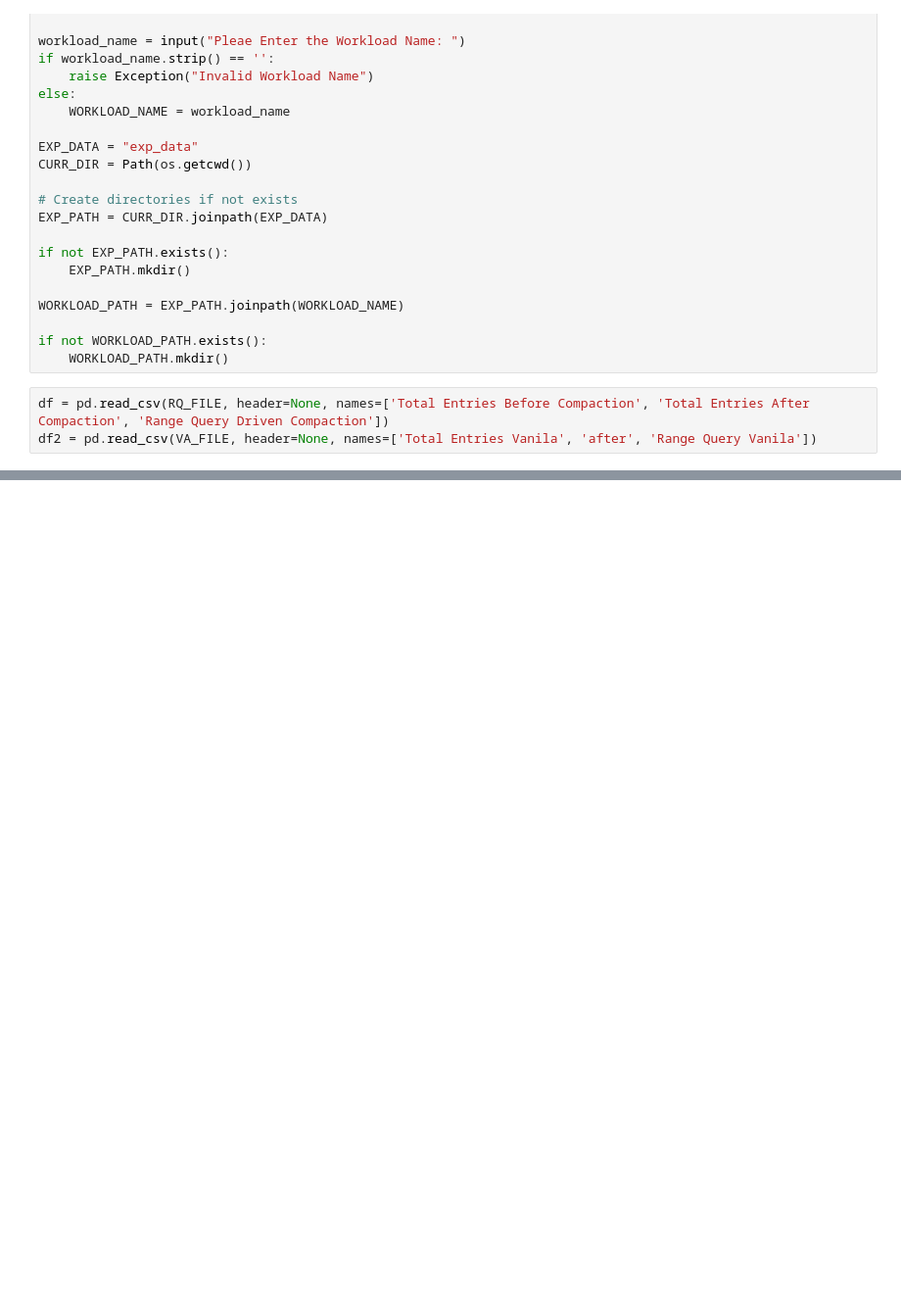
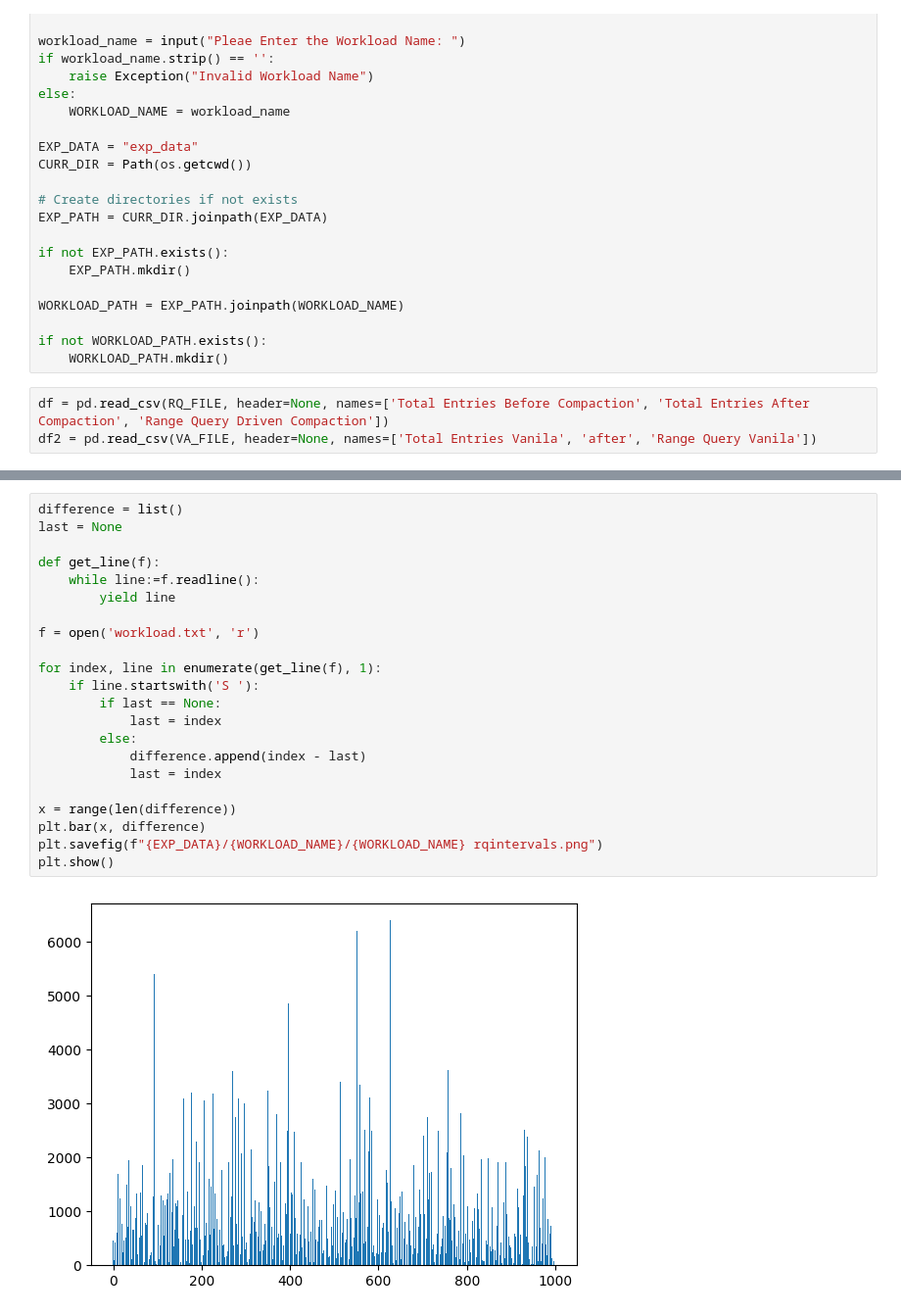
Before and after one commit to SSD-Brandeis/LSMQueryDrivenCompaction, a Jupyter notebook: development/emulator/data_playbook.ipynb, the cells around one changed output, grey strips where cells are left out. Shown: that part at 98% size. Saved outputs shown, nothing was run; the diff lists cells and outputs as text; blank space fills up the shorter version.

```diff
--- a/development/emulator/data_playbook.ipynb
+++ b/development/emulator/data_playbook.ipynb
@@ -56 +56,25 @@ plt.show()
+# %%
+difference = list()
+last = None
+
+def get_line(f):
+    while line:=f.readline():
+        yield line
+
+f = open('workload.txt', 'r')
+
+for index, line in enumerate(get_line(f), 1):
+    if line.startswith('S '):
+        if last == None:
+            last = index
+        else:
+            difference.append(index - last)
+            last = index
+
+x = range(len(difference))
+plt.bar(x, difference)
+plt.savefig(f"{EXP_DATA}/{WORKLOAD_NAME}/{WORKLOAD_NAME} rqintervals.png")
+plt.show()
+# %% [output]
+[figure, added]
 # %%
```
Also changed, not shown: parts of 5 cells of this notebook, 25 other files.
